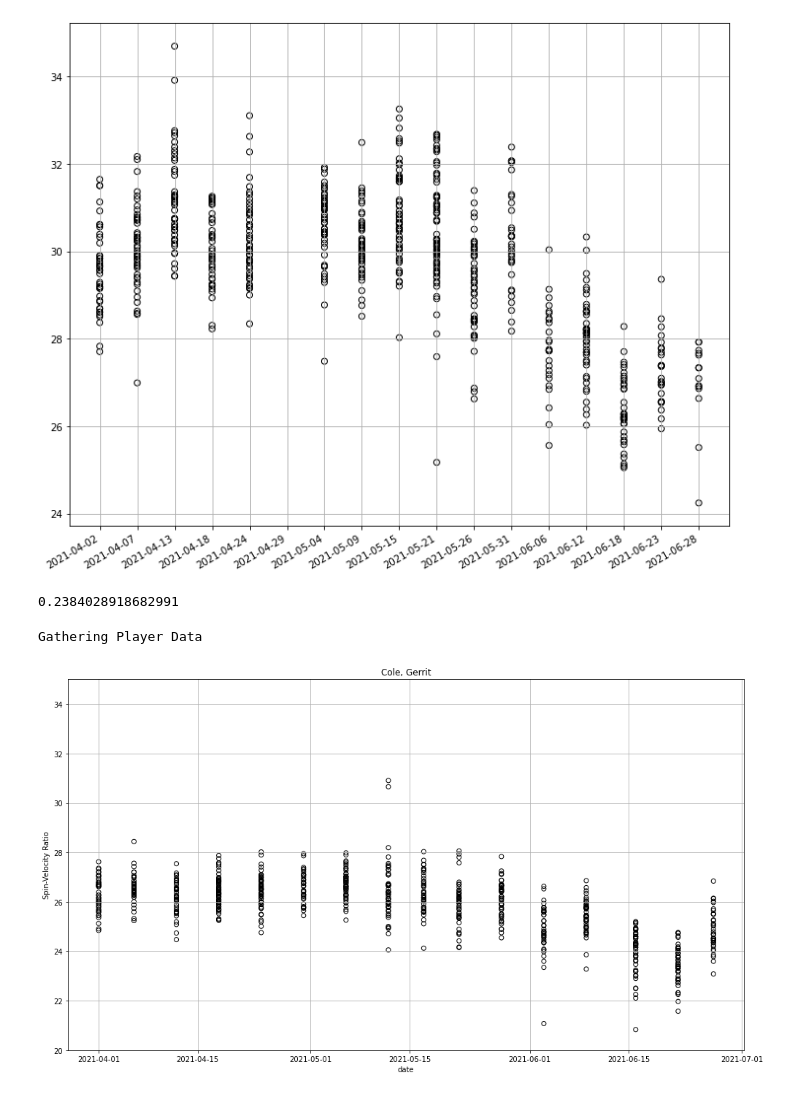
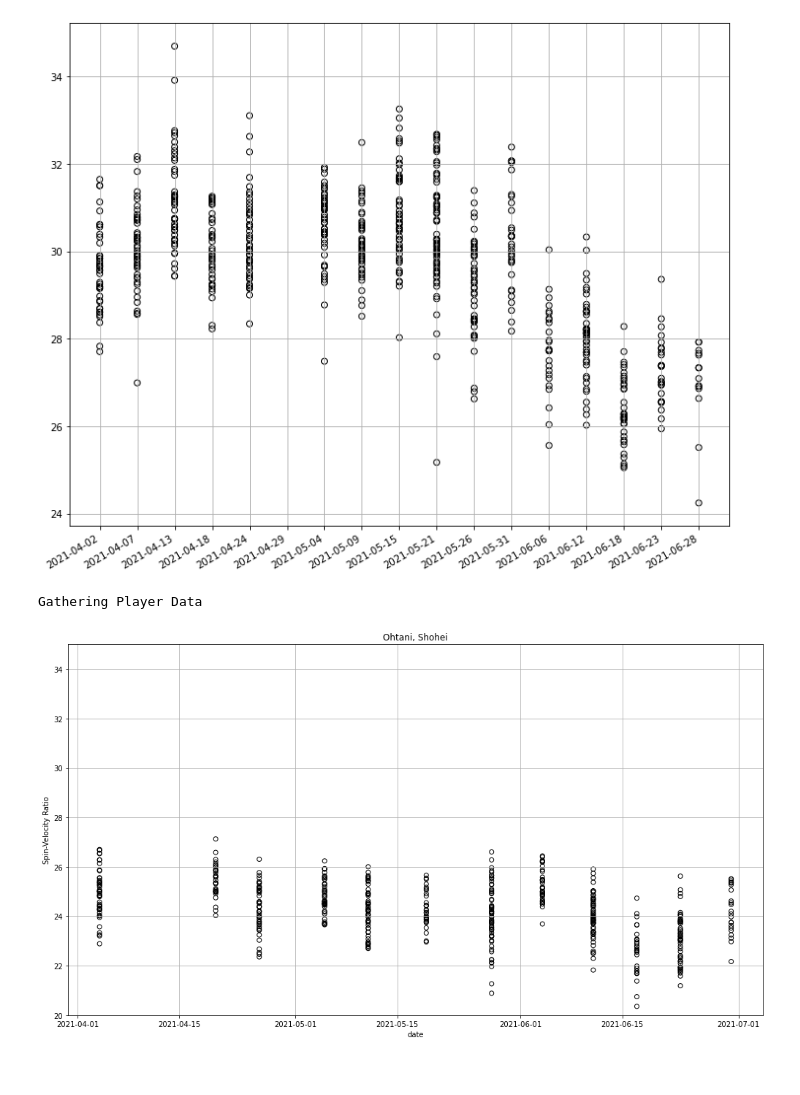
Before and after one commit to dsmcgraw/mlb_spin_rate, a Jupyter notebook: mlb_spin_rate_EDA.ipynb, the cells around one changed output. Drawn from its saved outputs; the diff is of its cells as text; code cells hidden in the pictures.

```diff
--- a/mlb_spin_rate_EDA.ipynb
+++ b/mlb_spin_rate_EDA.ipynb
@@ -88,10 +89,6 @@ plt.tight_layout()
 plt.show()
 # %% [output]
 [figure]
-# %%
-np.random.rand()
-# %% [output]
-0.2384028918682991
 # %%
 def get_pitcher_data(last, first, start_dt, end_dt):
     # get player id
@@ -154,11 +151,11 @@ def plot_SVR_boxplot(player_stats, treatment_datestr='2021-06-03'):
     ax.set_title(player_name)
     plt.show()
 # %%
-player_stats = get_pitcher_data('Cole', 'Gerrit', '2021-01-01', '2021-07-05')
+player_stats = get_pitcher_data('Ohtani', 'Shohei', '2021-01-01', '2021-07-05')
 plot_SVR(player_stats)
 # %% [output]
 Gathering Player Data
-[figure, old version]
+[figure, new version]
 # %%
 plot_SVR_boxplot(player_stats)
 # %% [output]
```
Also changed, not shown: parts of 6 cells of this notebook.
